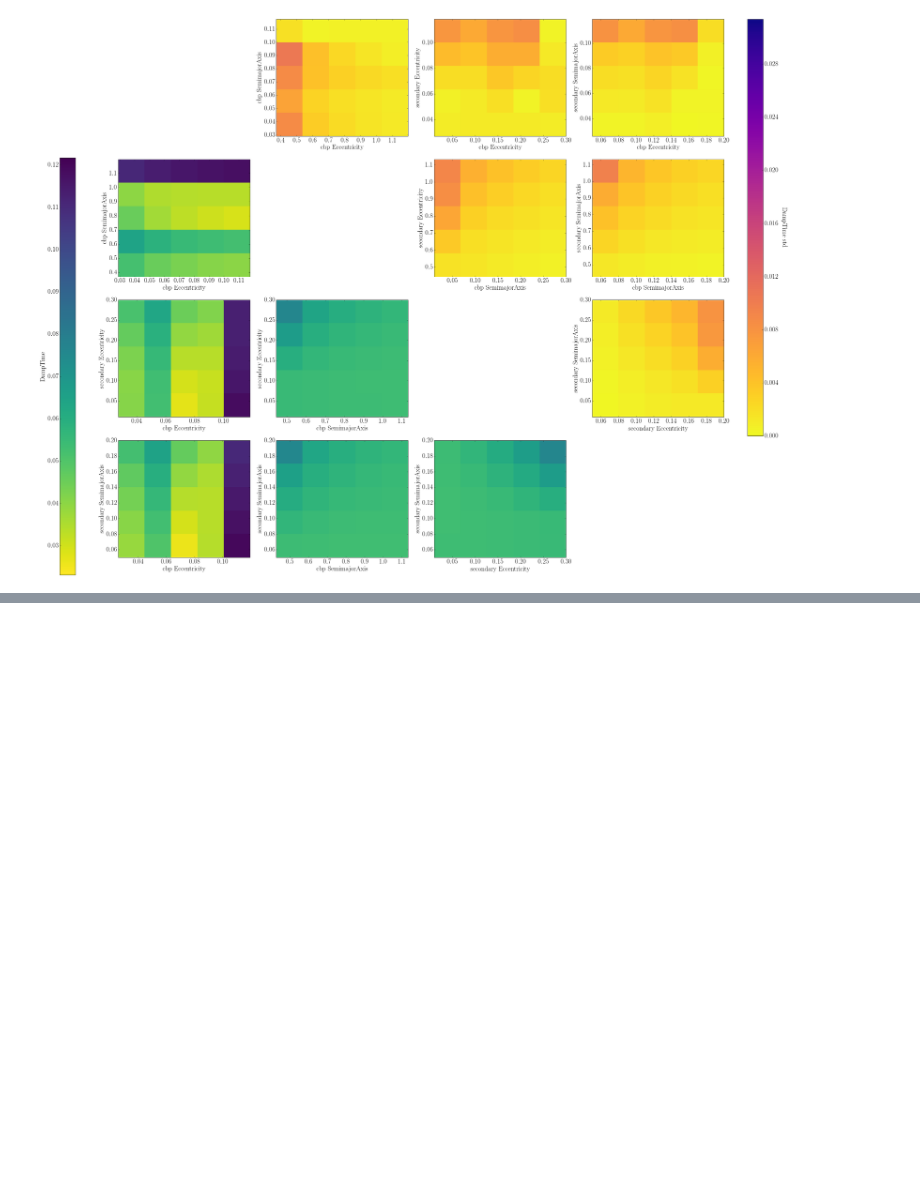
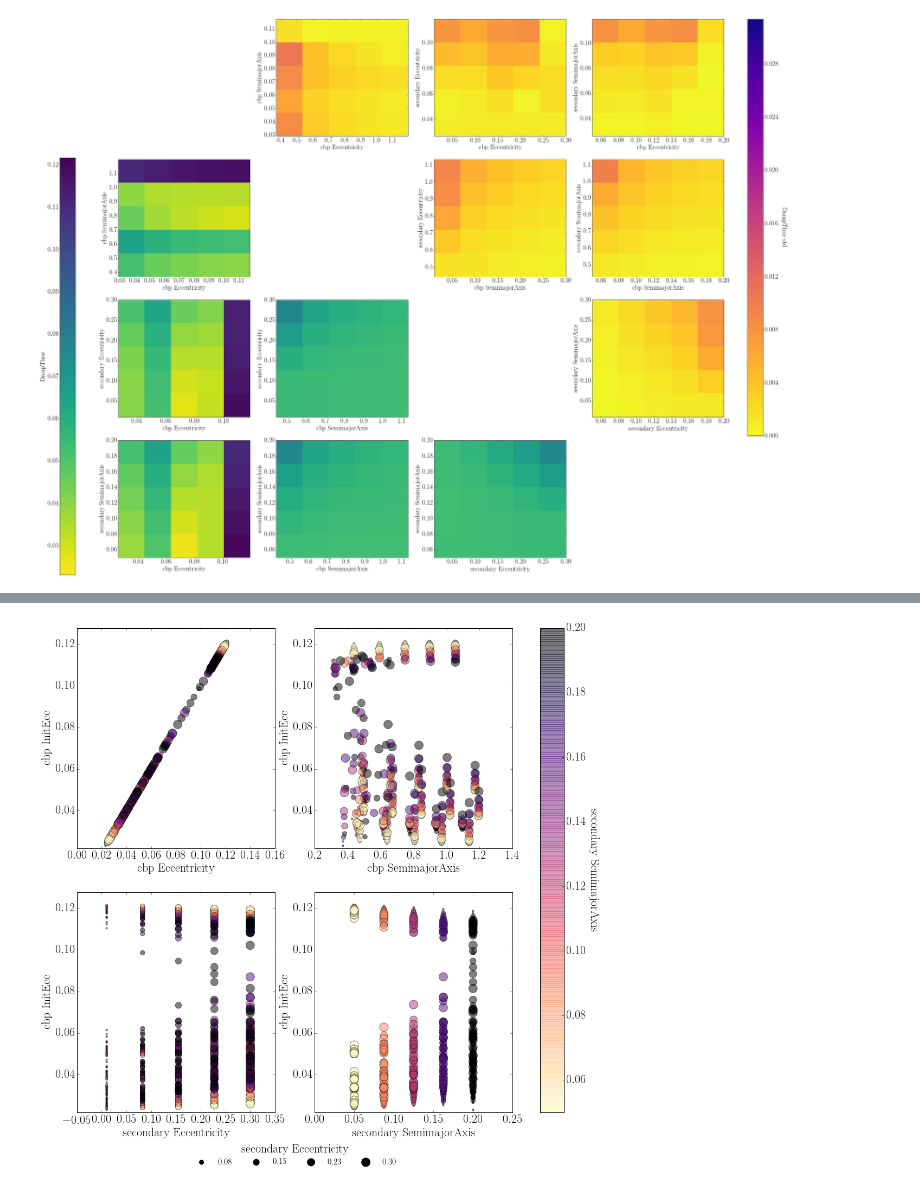
Before and after one commit to VirtualPlanetaryLaboratory/vplanet, a Jupyter notebook: bigplanet/examples/plotting_example.ipynb, the cells around one changed output, grey strips where cells are left out. Drawn from its saved outputs; the diff is of its cells as text; code cells hidden in the pictures; blank space fills up the shorter version.

Commit message:
added multiscatter fn to bigplot

```diff
--- a/bigplanet/examples/plotting_example.ipynb
+++ b/bigplanet/examples/plotting_example.ipynb
@@ -204,0 +239,5 @@ fig, axes = bp.red_dim_grid(df, shape, dims, color_by="cbp_InitEcc", interp="nea
+# %%
+fig, axes = bp.multiscatter(df,z_var="cbp_InitEcc",size_var="secondary_Eccentricity",
+                            color_var="secondary_SemimajorAxis")
+# %% [output]
+[figure, added]
```
Also changed, not shown: parts of 6 cells of this notebook, 1 other file.
